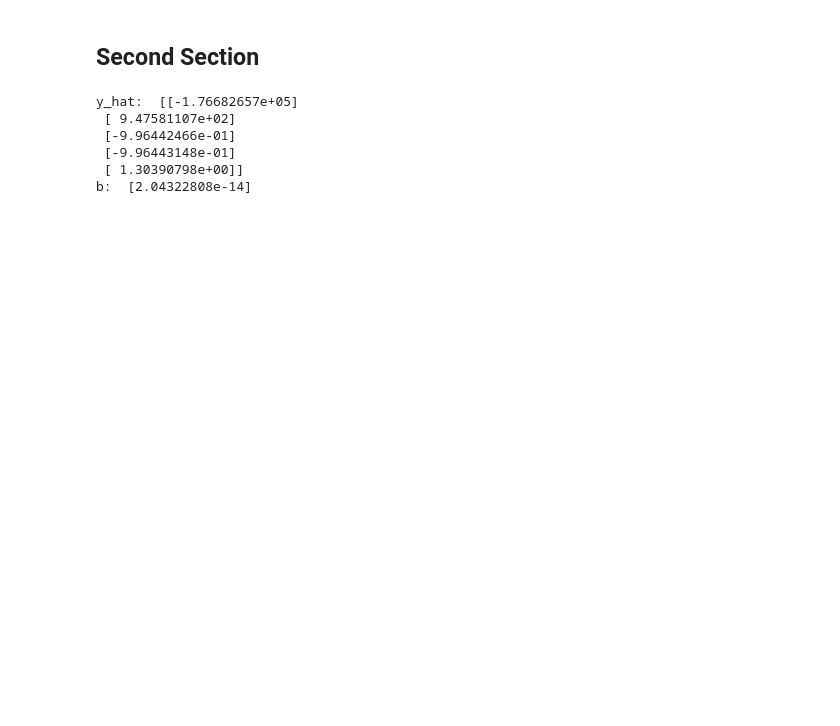
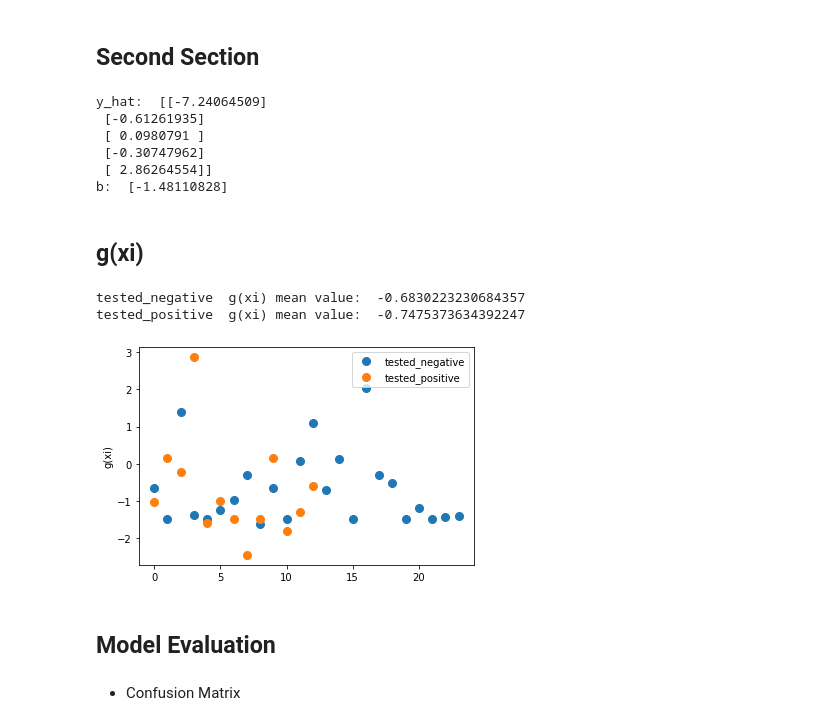
Before and after one commit to mohammad2682/FVS-SVM-RKHS, a Jupyter notebook: SVM_RKHS.ipynb, the cells around one changed output. Cells and saved outputs as stored; diff of their text form; code cells hidden in the pictures; blank space fills up the shorter version.

Commit message:
model completed

```diff
--- a/SVM_RKHS.ipynb
+++ b/SVM_RKHS.ipynb
@@ -98,8 +100,8 @@ df.head()
 | 3 | 3 | 107 | 62 | 13 | 48 | 22.9 | 0.678 | 23 | tested_positive |
 | 4 | 3 | 169 | 74 | 19 | 125 | 29.9 | 0.268 | 31 | tested_positive |
 # %%
-df_test1 = df.iloc[:3, :]
-df_test2 = df.iloc[-7:, :]
+df_test1 = df.iloc[:13, :]
+df_test2 = df.iloc[-25:, :]
 df_test = pd.concat([df_test1, df_test2]).reset_index(drop=True)
 df_test = df_test[["preg", "plas", "class"]]
 # %%
@@ -212,9 +219,32 @@ b = output[-1]
 print("y_hat: ", y_hat)
 print("b: ", b)
 # %% [output]
-y_hat:  [[-1.76682657e+05]
- [ 9.47581107e+02]
- [-9.96442466e-01]
- [-9.96443148e-01]
- [ 1.30390798e+00]]
-b:  [2.04322808e-14]
+y_hat:  [[-7.24064509]
+ [-0.61261935]
+ [ 0.0980791 ]
+ [-0.30747962]
+ [ 2.86264554]]
+b:  [-1.48110828]
+# %% [markdown]
+## g(xi)
+# %%
+B_df["g(xi)"] = np.nan
+for i in range(B_df.shape[0]):
+  B_df.loc[i, "g(xi)"] = np.dot(B_df.iloc[i, 0:5], (y_hat-b)) + b
+# %%
+groups = B_df.groupby('Class')
+
+# Plot
+fig, ax = plt.subplots()
+ax.margins(0.05) # Optional, just adds 5% padding to the autoscaling
+for name, group in groups:
+    ax.plot(np.arange(0, group.shape[0]), group["g(xi)"], marker='o', linestyle='', ms=8, label=name)
+    print(name, " g(xi) mean value: ", np.mean(group["g(xi)"]))
+ax.legend()
+plt.ylabel("g(xi)")
+
+plt.show()
+# %% [output]
+tested_negative  g(xi) mean value:  -0.6830223230684357
+tested_positive  g(xi) mean value:  -0.7475373634392247
+[figure, added]
@@ -220,0 +259,4 @@ b:  [2.04322808e-14]
+# %% [markdown]
+## Model Evaluation
+# %% [markdown]
+* Confusion Matrix
```
Also changed, not shown: parts of 13 cells of this notebook.
